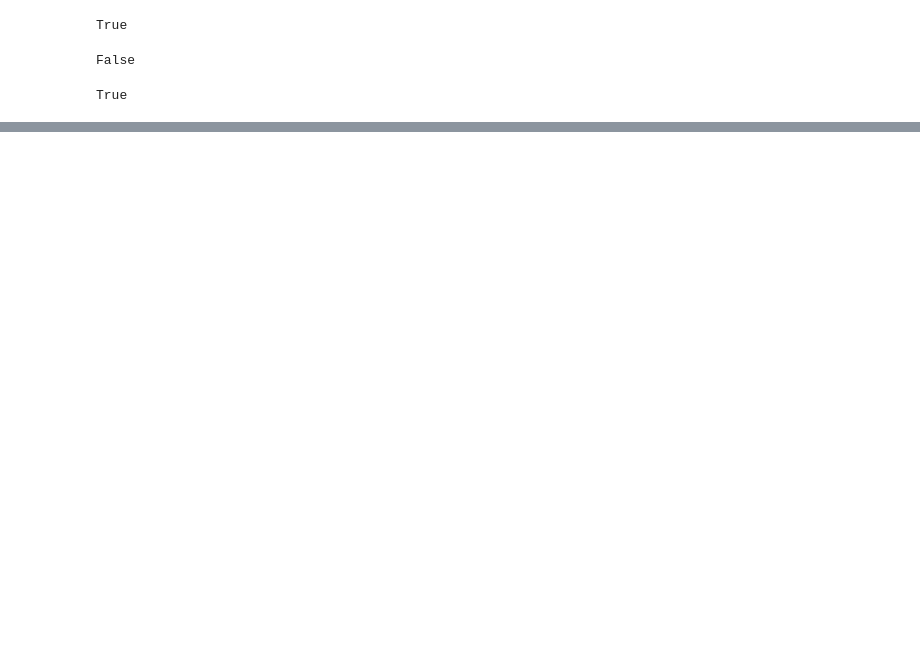
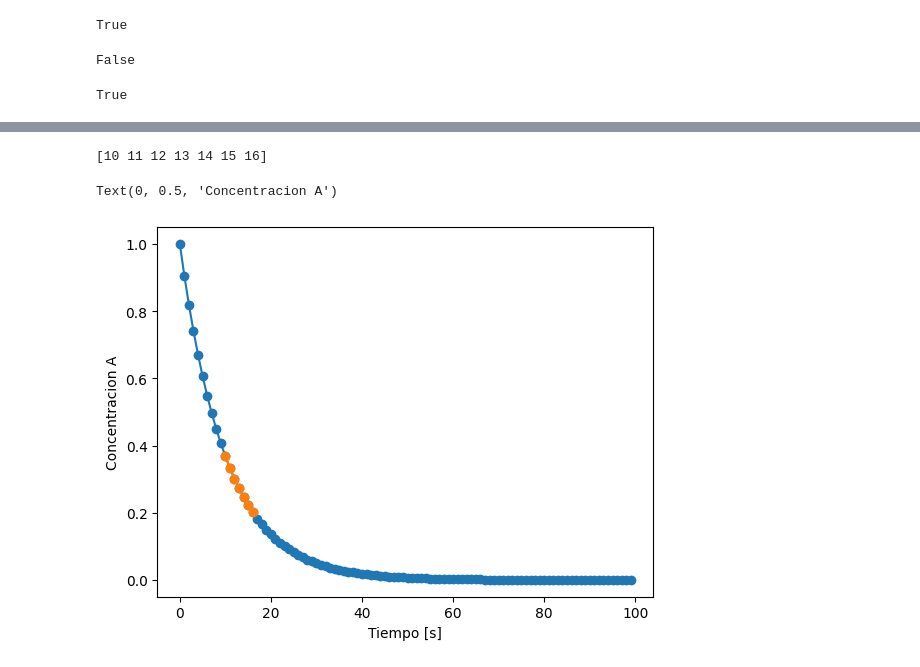
Before and after one commit to AndreaColinsR/Clases_programacion, a Jupyter notebook: Clase8/Clase8.ipynb, the cells around one changed output, grey strips where cells are left out. Saved outputs shown, nothing was run; the diff lists cells and outputs as text; code cells hidden in the pictures; blank space fills up the shorter version.

```diff
--- a/Clase8/Clase8.ipynb
+++ b/Clase8/Clase8.ipynb
@@ -119,0 +253,14 @@ plt.plot(arr[result],arr_2[result])
+# %%
+## cuando la concentracion esta entre 0.4 y 0.2?
+rango = (Concentracion < 0.4) & (Concentracion > 0.2)
+
+print(Tiempo[rango])
+
+plt.plot(Tiempo,Concentracion,'o-')
+plt.plot(Tiempo[rango],Concentracion[rango],'o-')
+plt.xlabel('Tiempo [s]')
+plt.ylabel('Concentracion A')
+# %% [output]
+[10 11 12 13 14 15 16]
+Text(0, 0.5, 'Concentracion A')
+[figure, added]
```
Also changed, not shown: parts of 35 cells of this notebook, 3 other files.
